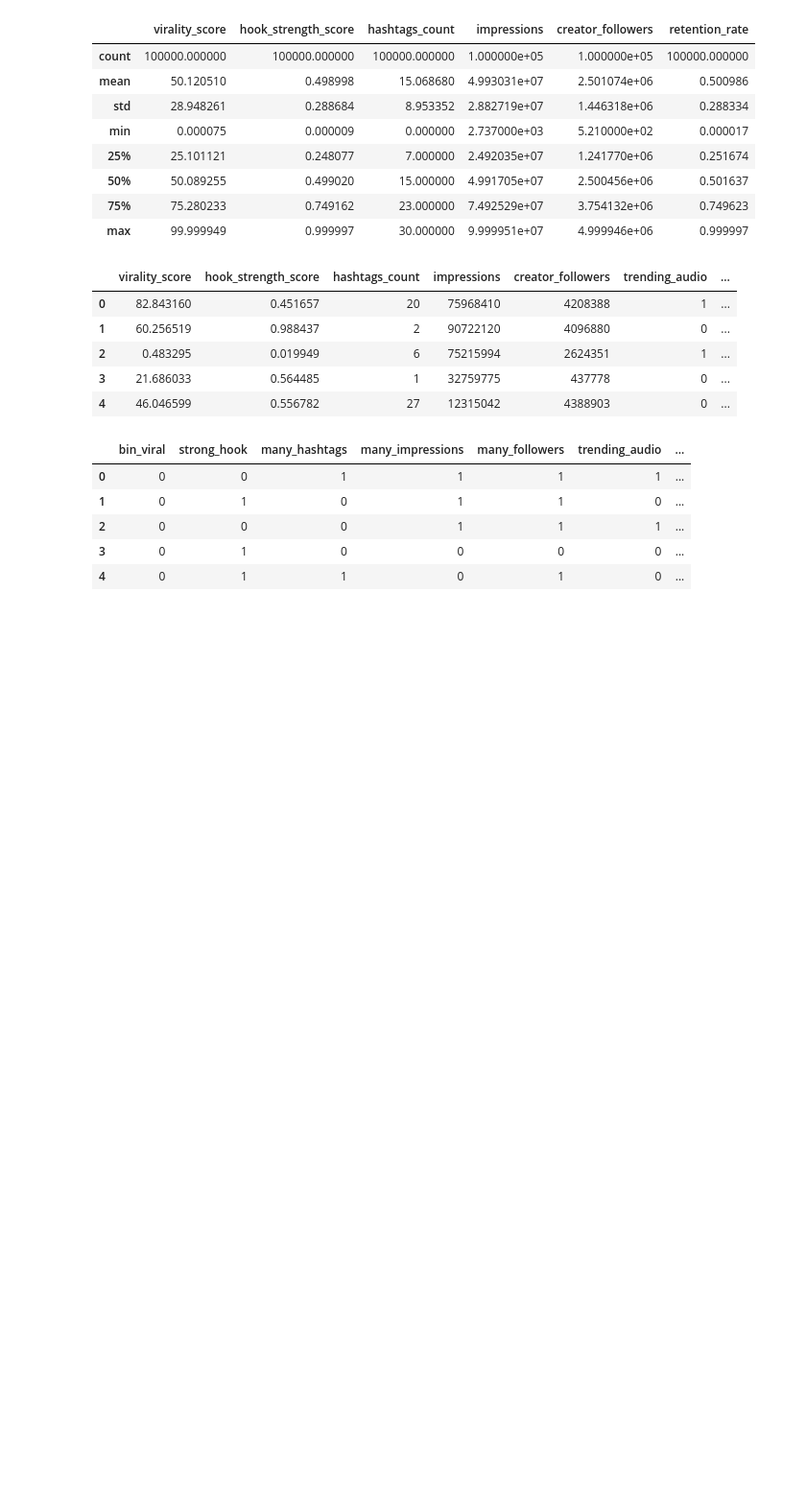
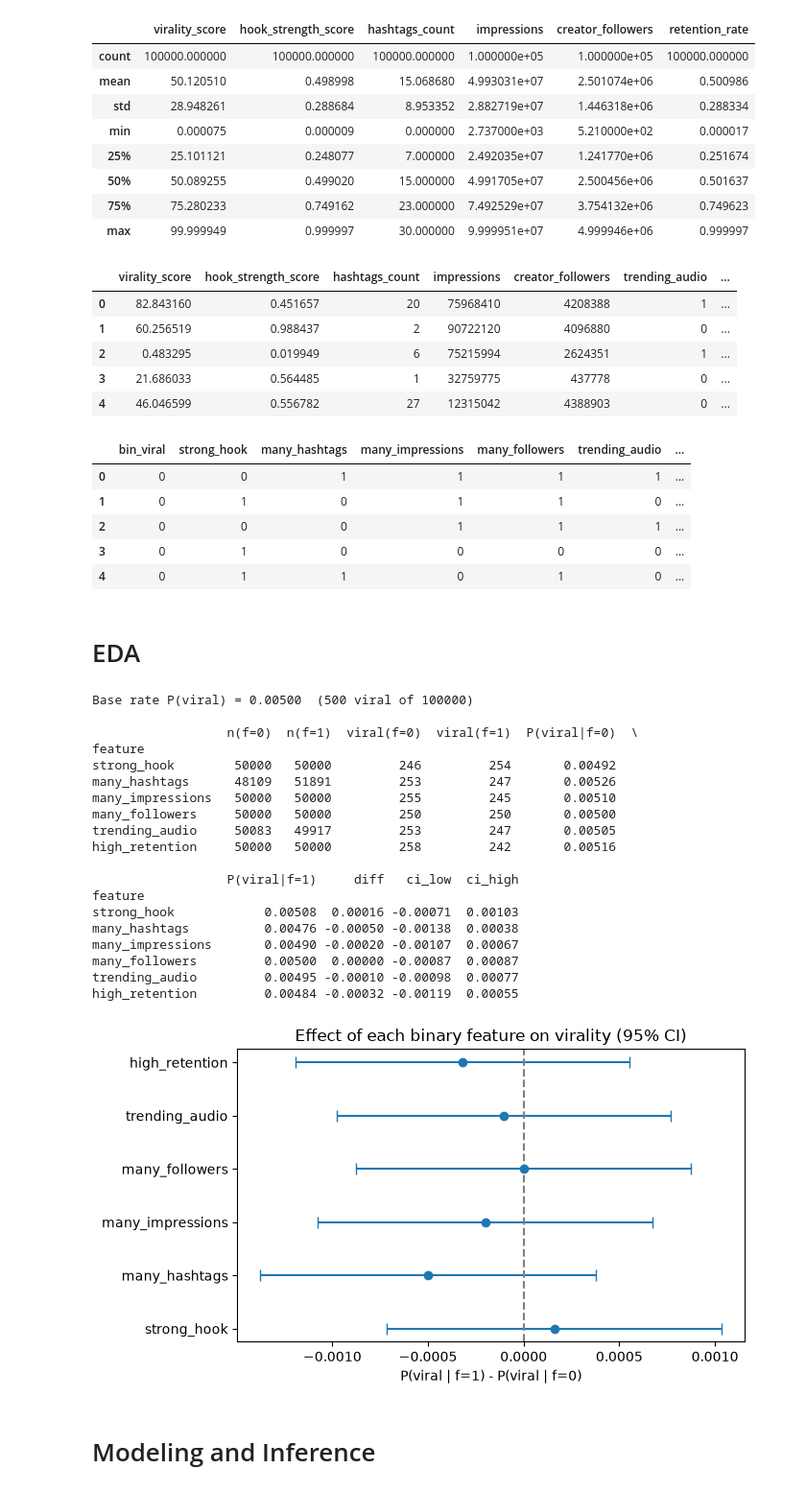
Before and after one commit to BenMiller0/CSE_150A_IG_REELS, a Jupyter notebook: code/ig_reel_virality.ipynb, the cells around one changed output. Shown at 96% size. Cells and saved outputs as stored; diff of their text form; code cells hidden in the pictures; blank space fills up the shorter version.

Commit message:
Added inference and figures for first three models

```diff
--- a/code/ig_reel_virality.ipynb
+++ b/code/ig_reel_virality.ipynb
@@ -102,3 +105,67 @@ bin_df.head()
 | 2 | 0 | 0 | 0 | 1 | 1 | 1 | ... |
 | 3 | 0 | 1 | 0 | 0 | 0 | 0 | ... |
 | 4 | 0 | 1 | 1 | 0 | 1 | 0 | ... |
+# %% [markdown]
+# EDA
+# %%
+Y = "bin_viral"
+feats = [c for c in bin_df.columns if c != Y]
+
+rows = []
+for f in feats:
+    ct = pd.crosstab(bin_df[f], bin_df[Y])
+    n0, n1 = ct.loc[0].sum(), ct.loc[1].sum()
+    v0, v1 = ct.loc[0, 1], ct.loc[1, 1]
+    p0, p1 = v0 / n0, v1 / n1
+
+    se = np.sqrt(p0 * (1 - p0) / n0 + p1 * (1 - p1) / n1)
+    diff = p1 - p0
+    rows.append({
+        "feature": f,
+        "n(f=0)": n0, "n(f=1)": n1,
+        "viral(f=0)": v0, "viral(f=1)": v1,
+        "P(viral|f=0)": p0, "P(viral|f=1)": p1,
+        "diff": diff,
+        "ci_low": diff - 1.96 * se, "ci_high": diff + 1.96 * se,
+    })
+
+eda = pd.DataFrame(rows).set_index("feature")
+print(f"Base rate P(viral) = {bin_df[Y].mean():.5f}  ({bin_df[Y].sum()} viral of {len(bin_df)})\n")
+print(eda.round(5))
+
+
+fig, ax = plt.subplots(figsize=(7, 4))
+y = np.arange(len(eda))
+ax.errorbar(eda["diff"], y,
+            xerr=[eda["diff"] - eda["ci_low"], eda["ci_high"] - eda["diff"]],
+            fmt="o", capsize=4)
+ax.axvline(0, color="gray", linestyle="--")
+ax.set_yticks(y)
+ax.set_yticklabels(eda.index)
+ax.set_xlabel("P(viral | f=1) - P(viral | f=0)")
+ax.set_title("Effect of each binary feature on virality (95% CI)")
+plt.tight_layout()
+plt.show()
+# %% [output]
+Base rate P(viral) = 0.00500  (500 viral of 100000)
+
+                  n(f=0)  n(f=1)  viral(f=0)  viral(f=1)  P(viral|f=0)  \
+feature
+strong_hook        50000   50000         246         254       0.00492
+many_hashtags      48109   51891         253         247       0.00526
+many_impressions   50000   50000         255         245       0.00510
+many_followers     50000   50000         250         250       0.00500
+trending_audio     50083   49917         253         247       0.00505
+high_retention     50000   50000         258         242       0.00516
+
+                  P(viral|f=1)     diff   ci_low  ci_high
+feature
+strong_hook            0.00508  0.00016 -0.00071  0.00103
+many_hashtags          0.00476 -0.00050 -0.00138  0.00038
+many_impressions       0.00490 -0.00020 -0.00107  0.00067
+many_followers         0.00500  0.00000 -0.00087  0.00087
+trending_audio         0.00495 -0.00010 -0.00098  0.00077
+high_retention         0.00484 -0.00032 -0.00119  0.00055
+[figure, added]
+# %% [markdown]
+# Modeling and Inference
```
Also changed, not shown: parts of 3 cells of this notebook.
